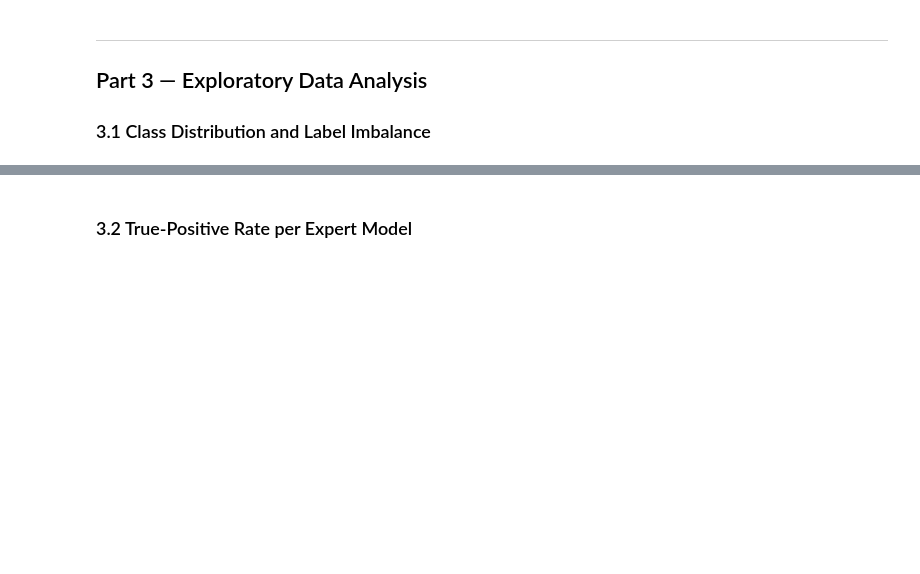
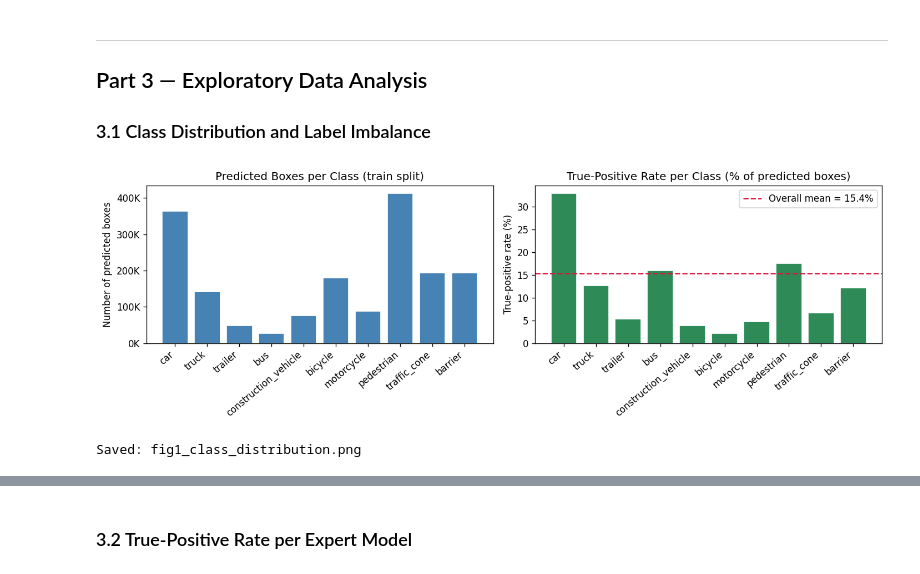
Before and after one commit to aaiprojects/moe-lidar-detection, a Jupyter notebook: notebook/data_cleaning_eda.ipynb, the cells around one changed output, grey strips where cells are left out. Cells and saved outputs as stored; diff of their text form; code cells hidden in the pictures; blank space fills up the shorter version.

```diff
--- a/notebook/data_cleaning_eda.ipynb
+++ b/notebook/data_cleaning_eda.ipynb
@@ -187,43 +264,50 @@ print(f'  Train: {len(df_tr):,}  |  Eval: {len(df_ev):,}')
 
 ### 3.1  Class Distribution and Label Imbalance
 # %%
-# Human-readable class names in the nuScenes detection benchmark order.
+# Human-readable class names, in the SAME order as the class_id encoding
+# used when this dataset was built (src.moe.features._CLASS_TO_ID /
+# nuscenes_infos_val.pkl metainfo order) -- NOT alphabetical or nuScenes'
+# benchmark-table order. Using the wrong order here silently mislabels
+# every class-indexed plot (e.g. attributing bicycle's rows to barrier).
 CLASS_NAMES = [
-    'car', 'truck', 'construction_vehicle', 'bus', 'trailer',
-    'barrier', 'motorcycle', 'bicycle', 'pedestrian', 'traffic_cone'
+    'car', 'truck', 'trailer', 'bus', 'construction_vehicle',
+    'bicycle', 'motorcycle', 'pedestrian', 'traffic_cone', 'barrier'
 ]
 
 # Map numeric class_id back to string names for all plots
 df['class_name'] = df['class_id'].astype(int).map(dict(enumerate(CLASS_NAMES)))
 df_tr['class_name'] = df_tr['class_id'].astype(int).map(dict(enumerate(CLASS_NAMES)))
 
 # ── Figure 1: Number of predicted boxes per class ────────────────────────────
 # This reveals which classes dominate the dataset by sheer volume of predictions.
 class_counts = df_tr['class_name'].value_counts().reindex(CLASS_NAMES)
 
 fig, axes = plt.subplots(1, 2, figsize=(12, 4))
 
 # Left: total predicted boxes per class
 axes[0].bar(CLASS_NAMES, class_counts.values, color='steelblue', edgecolor='white')
 axes[0].set_xticklabels(CLASS_NAMES, rotation=40, ha='right')
 axes[0].set_title('Predicted Boxes per Class (train split)')
 axes[0].set_ylabel('Number of predicted boxes')
 axes[0].yaxis.set_major_formatter(mticker.FuncFormatter(lambda x, _: f'{x/1e6:.1f}M' if x >= 1e6 else f'{int(x/1e3)}K'))
 
 # Right: true-positive rate per class — shows which classes are hardest
 pos_rate = df_tr.groupby('class_name')['label'].mean().reindex(CLASS_NAMES)
 axes[1].bar(CLASS_NAMES, pos_rate.values * 100, color='seagreen', edgecolor='white')
 axes[1].set_xticklabels(CLASS_NAMES, rotation=40, ha='right')
 axes[1].set_title('True-Positive Rate per Class (% of predicted boxes)')
 axes[1].set_ylabel('True-positive rate (%)')
 axes[1].axhline(df_tr['label'].mean() * 100, color='crimson', linestyle='--',
                 label=f'Overall mean = {df_tr["label"].mean()*100:.1f}%')
 axes[1].legend()
 
 plt.tight_layout()
 plt.savefig(FIG_DIR / 'fig1_class_distribution.png', bbox_inches='tight')
 plt.show()
 print('Saved: fig1_class_distribution.png')
+# %% [output]
+[figure, added]
+Saved: fig1_class_distribution.png
 # %%
 # Print the positive rate table for the report.
 summary = pd.DataFrame({
```
Also changed, not shown: parts of 24 cells of this notebook, 1 other file.
